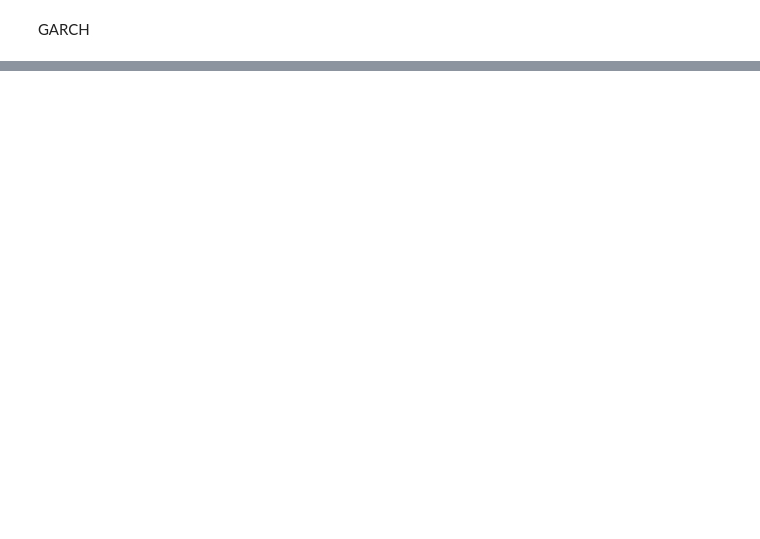
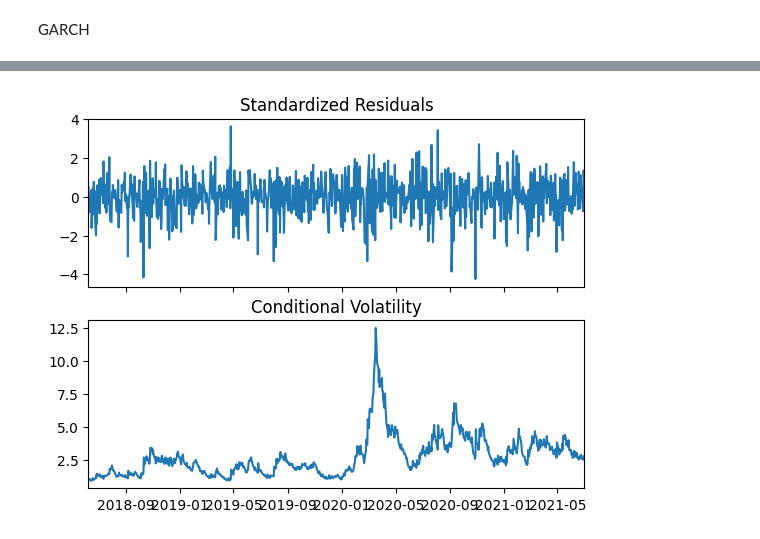
Before and after one commit to LanderAgirre/Reto_09_Azul_Oscuro, a Jupyter notebook: 4.Data_Science.ipynb, the cells around one changed output, grey strips where cells are left out. Drawn from its saved outputs; the diff is of its cells as text; code cells hidden in the pictures; blank space fills up the shorter version.

```diff
--- a/4.Data_Science.ipynb
+++ b/4.Data_Science.ipynb
@@ -246,7 +332,5 @@ plt.show()
 # %%
 from arch import arch_model
-modelo_garch = arch_model(datos_cartera['residuo_MSFT'].dropna(), vol='GARCH', p=1, q=3, dist='normal')
-
+modelo_garch = arch_model(datos_cartera['residuo_MSFT'].dropna(), vol='EGARCH', p=2, q=2, dist='normal')
 resultado_garch = modelo_garch.fit(update_freq=5, disp='off')
-
 print(resultado_garch.summary())
@@ -252,0 +366,5 @@ print(resultado_garch.summary())
+# %%
+resultado_garch.plot()
+plt.show()
+# %% [output]
+[figure, added]
```
Also changed, not shown: parts of 22 cells of this notebook.
